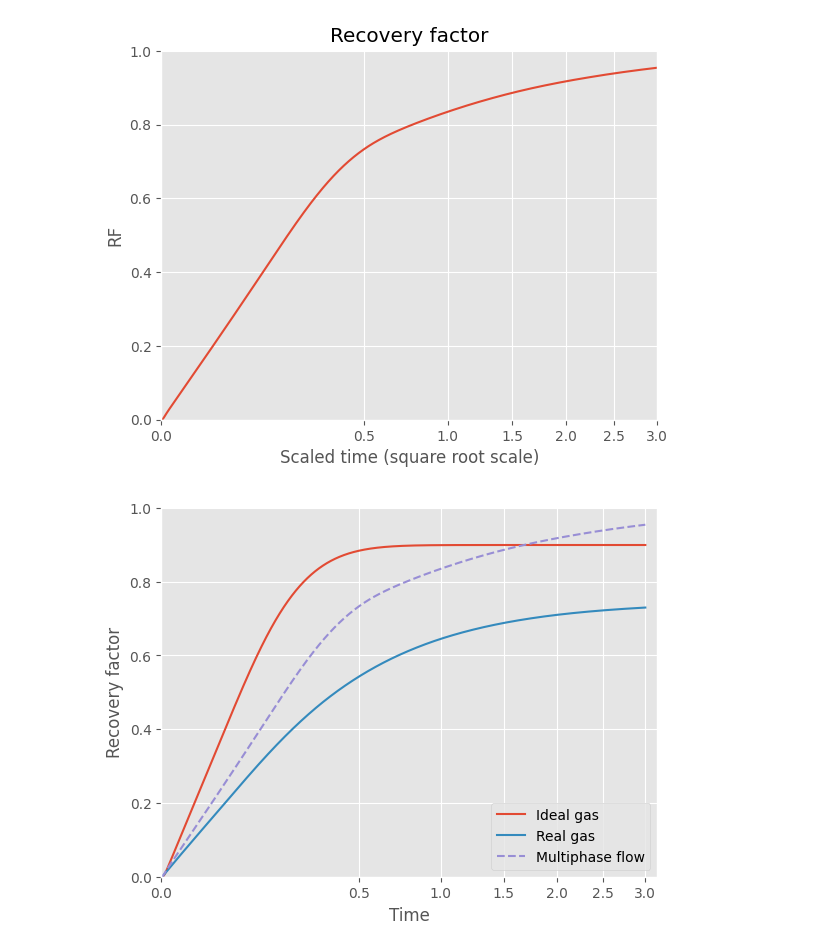
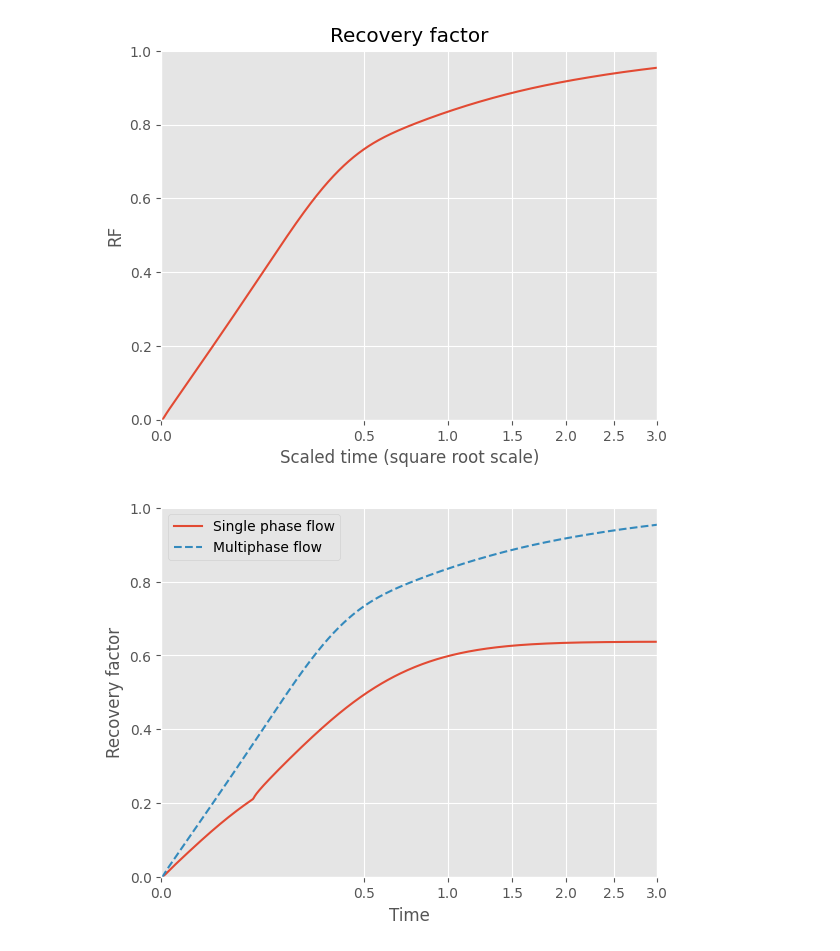
Before and after one commit to frank1010111/bluebonnet, a Jupyter notebook: docs/oil_flow.ipynb, the cells around one changed output. Saved outputs shown, nothing was run; the diff lists cells and outputs as text; code cells hidden in the pictures.

```diff
--- a/docs/oil_flow.ipynb
+++ b/docs/oil_flow.ipynb
@@ -57,8 +54,8 @@ If pressure remains above the bubble point, then generate a `FlowProperties` ins
 # %%
 t_end = 10
 time = np.linspace(0, np.sqrt(t_end), 1_000) ** 2
-flow_properties = FlowProperties(pvt_oil, p_i=8_500)
-res_oil = SinglePhaseReservoir(60, 3000, 8500, flow_properties)
+flow_properties = FlowProperties(pvt_oil, p_i=6000)
+res_oil = SinglePhaseReservoir(40, 3000, 6000, flow_properties)
 
 %time res_oil.simulate(time)
 rf = res_oil.recovery_factor()
@@ -200,8 +175,8 @@ Calculating the pseudopressure profiles and recovery factor looks very similar t
 # %%
 res = SinglePhaseReservoir(50, p_frac, p_res, flow_props)
 t_end = 3
-time = np.linspace(0, np.sqrt(t_end), 10_000) ** 2
-res.simulate(time)
-rf = res.recovery_factor()
+time_twophase = np.linspace(0, np.sqrt(t_end), 10_000) ** 2
+res.simulate(time_twophase)
+rf_twophase = res.recovery_factor()
 # %%
 fig, ax = plt.subplots()
@@ -218,16 +193,15 @@ ax.set(
 [figure]
 # %%
 fig, ax = plt.subplots()
-ax.plot(time, rf_ideal, label="Ideal gas")
-ax.plot(time, rf2, label="Real gas")
-ax.plot(time, rf, "--", label="Multiphase flow")
+ax.plot(time, rf, label="Single phase flow")
+ax.plot(time_twophase, rf_twophase, "--", label="Multiphase flow")
 ax.legend()
 ax.set(
     xlabel="Time",
     ylabel="Recovery factor",
     ylim=(0, None),
     xscale="squareroot",
-    xlim=(0, None),
+    xlim=(0, 3),
 );
 # %% [output]
-[figure, old version]
+[figure, new version]
```
Also changed, not shown: parts of 6 cells of this notebook.
